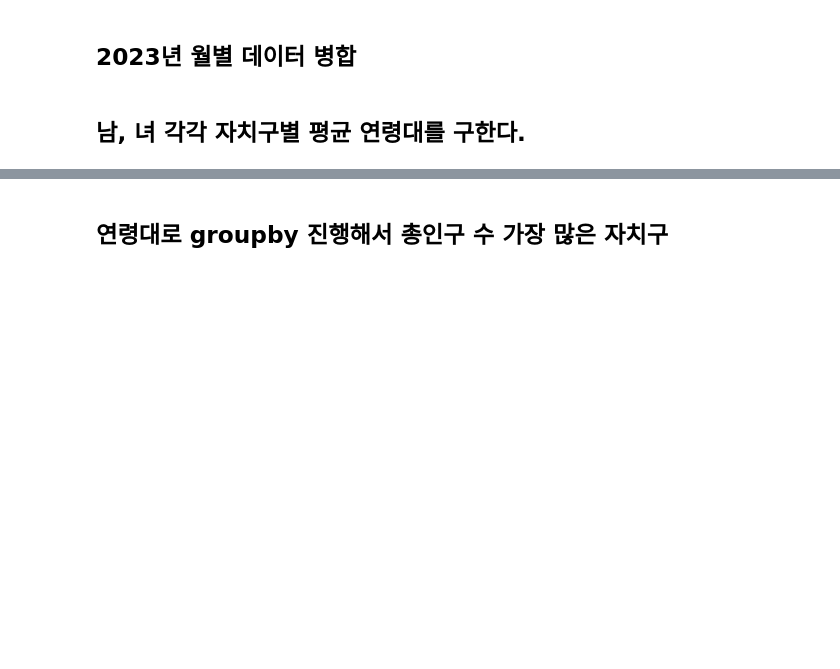
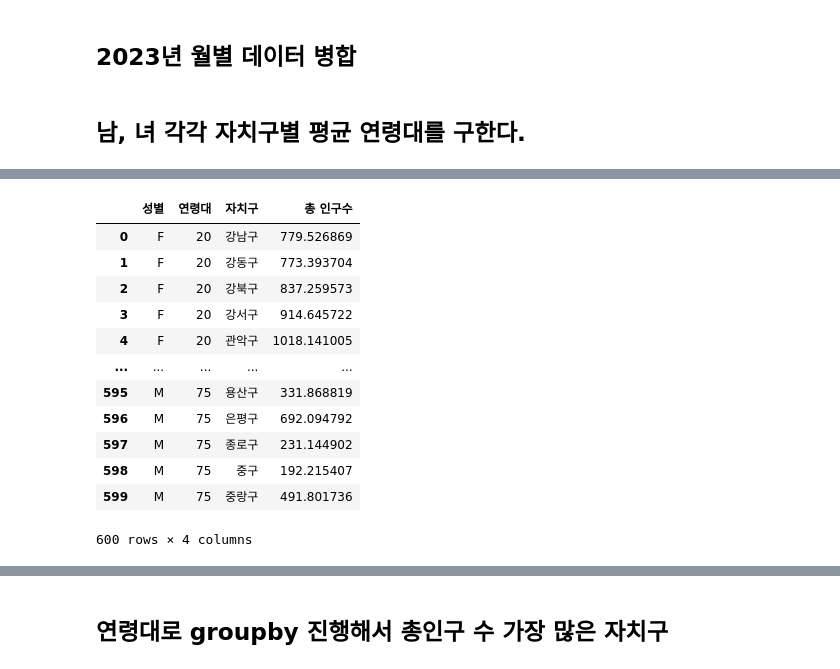
Before and after one commit to hw1004/Data-Semi-project, a Jupyter notebook: project/data_preprocessing_visualization.ipynb, the cells around one changed output, grey strips where cells are left out. Saved outputs shown, nothing was run; the diff lists cells and outputs as text; code cells hidden in the pictures; blank space fills up the shorter version.

```diff
--- a/project/data_preprocessing_visualization.ipynb
+++ b/project/data_preprocessing_visualization.ipynb
@@ -73,0 +109,25 @@ average_age.to_excel('./average_age.xlsx')
+# %%
+# 성별 합치지 않고 하면
+data = pd.read_excel('./average.xlsx')
+
+age_most_region_notmerged = pd.DataFrame()
+age_most_region_notmerged['총 인구수'] = data.groupby(['성별', '연령대', '자치구'])['총인구수'].sum()
+age_most_region_notmerged = age_most_region_notmerged.reset_index().sort_values(by=['성별','연령대'])
+
+age_most_region_notmerged
+
+age_most_region_notmerged.to_excel('./age_most_region_notmerged.xlsx')
+# %% [output]
+|  | 성별 | 연령대 | 자치구 | 총 인구수 |
+| 0 | F | 20 | 강남구 | 779.526869 |
+| 1 | F | 20 | 강동구 | 773.393704 |
+| 2 | F | 20 | 강북구 | 837.259573 |
+| 3 | F | 20 | 강서구 | 914.645722 |
+| 4 | F | 20 | 관악구 | 1018.141005 |
+| ... | ... | ... | ... | ... |
+| 595 | M | 75 | 용산구 | 331.868819 |
+| 596 | M | 75 | 은평구 | 692.094792 |
+| 597 | M | 75 | 종로구 | 231.144902 |
+| 598 | M | 75 | 중구 | 192.215407 |
+| 599 | M | 75 | 중랑구 | 491.801736 |
+600 rows × 4 columns
```
Also changed, not shown: parts of 12 cells of this notebook, 5 other files.
